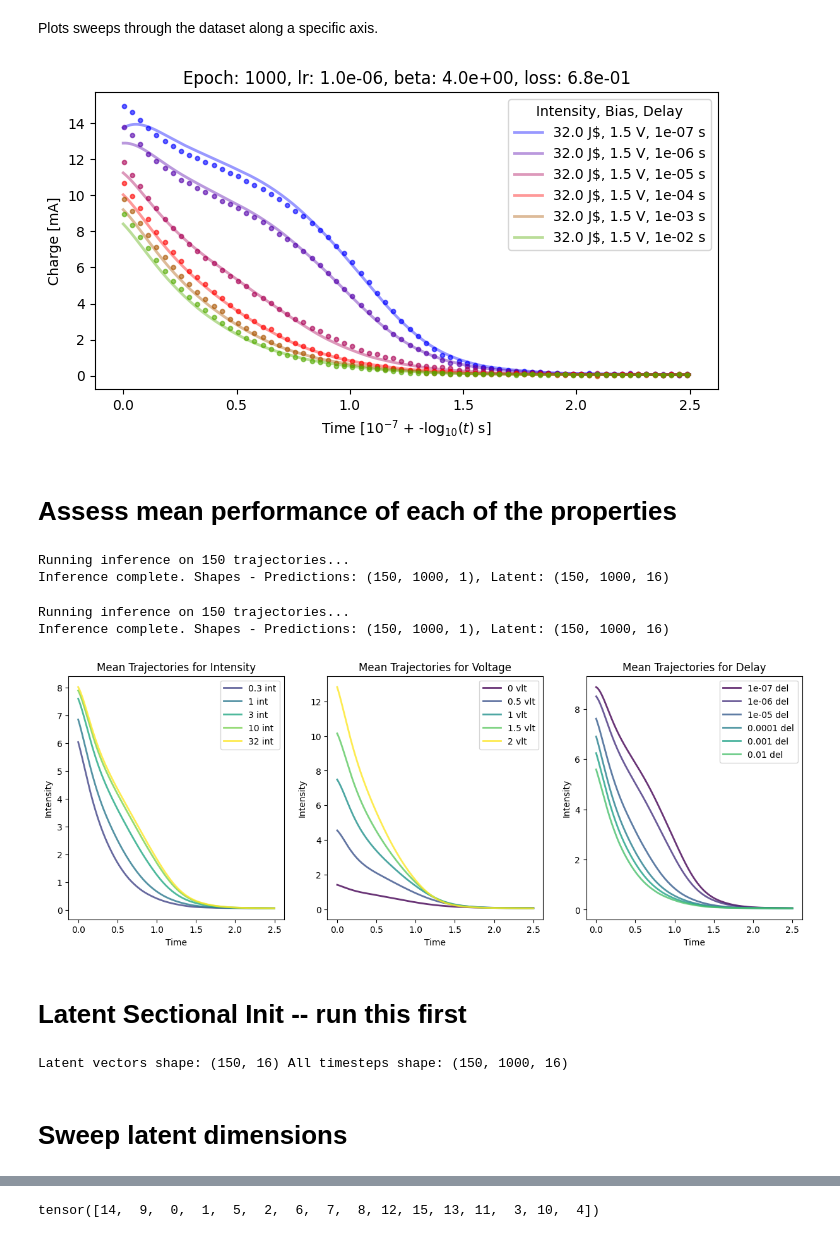
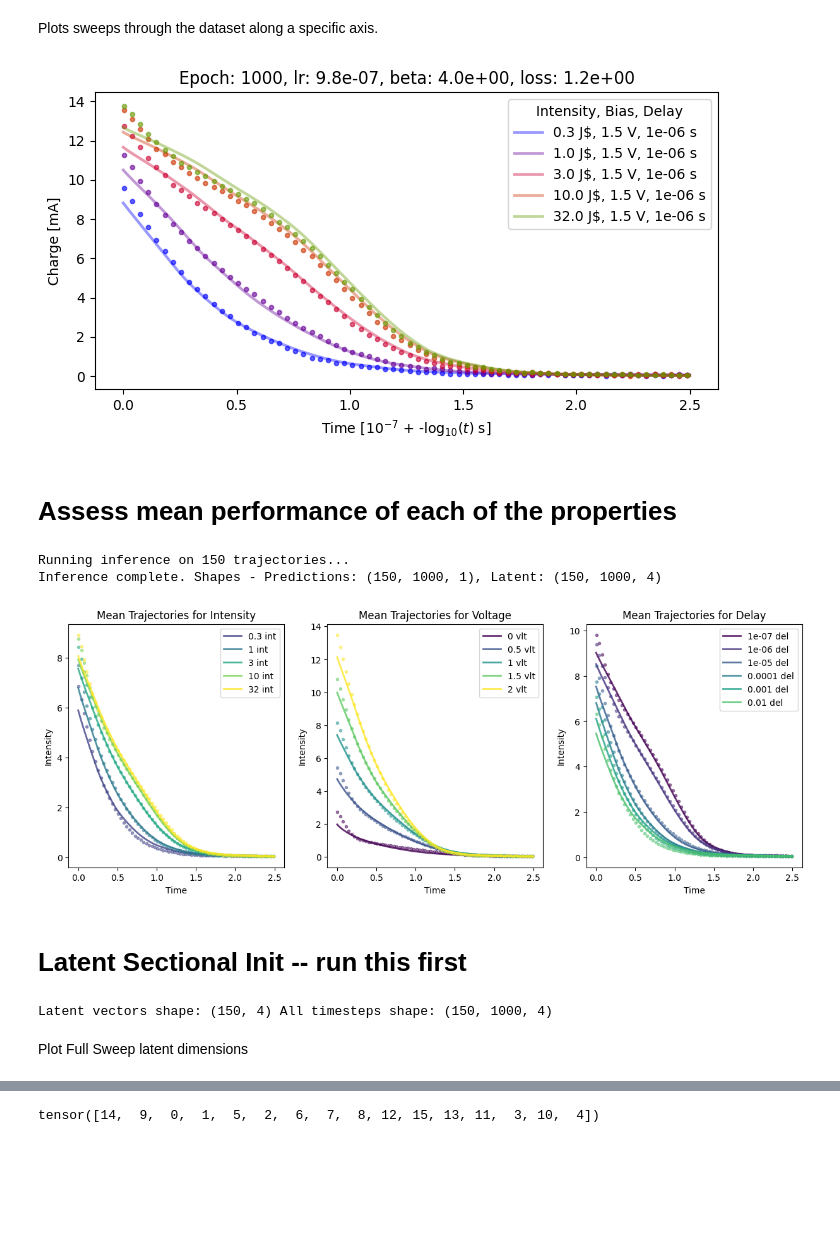
Before and after one commit to rayyyd/ML_charge_modeling, a Jupyter notebook: parameter_tuning/interpretability.ipynb, the cells around one changed output, grey strips where cells are left out. Saved outputs shown, nothing was run; the diff lists cells and outputs as text; code cells hidden in the pictures; blank space fills up the shorter version.

Commit message:
working latent means

```diff
--- a/parameter_tuning/interpretability.ipynb
+++ b/parameter_tuning/interpretability.ipynb
@@ -2,7 +2,7 @@
 # Set subject model.
 # %%
 #must be unique.
-model_name = 'Final_Model_1'
+model_name = 'final_model_4ld'
 epoch_select = 1000
 # %% [markdown]
 # Imports and model init
@@ -146,12 +146,12 @@ Plots sweeps through the dataset along a specific axis.
 # %%
 # Run model inference and visualisation along different parameters
 
 # select models to plot ('intensity', 'voltage', or 'delay')
-plot_models = ipynb_utils.get_sweep_index(122, 'delay')  # Example: sweep based on intensity from the first index
+plot_models = ipynb_utils.get_sweep_index(122, 'intensity')  # Example: sweep based on intensity from the first index
 
 parameters.model_params['plot'] = plot_models
 visualisation.display_random_fit(parameters.model_params, parameters.dataset, show=True, save=False, random_samples=False)
 # %% [output]
-[figure, old version]
+[figure, new version]
 # %% [markdown]
 # Assess mean performance of each of the properties
@@ -216,22 +158,20 @@ def get_mean_trajectories(model_params, dataset):
 # %%
-mean_map, mean_map_indices = get_mean_trajectories(parameters.model_params, parameters.dataset)
+mean_map, mean_map_indices, mean_map_original_data = ipynb_utils.get_mean_trajectories(parameters.model_params, parameters.dataset)
 # %% [output]
 Running inference on 150 trajectories...
-Inference complete. Shapes - Predictions: (150, 1000, 1), Latent: (150, 1000, 16)
+Inference complete. Shapes - Predictions: (150, 1000, 1), Latent: (150, 1000, 4)
 # %%
-ipynb_utils.get_mean_property_plot(parameters.model_params, parameters.dataset, mean_map, show=True)
+ipynb_utils.get_mean_property_plot(parameters.model_params, parameters.dataset, mean_map, mean_map_original_data, show=True)
 # %% [output]
-Running inference on 150 trajectories...
-Inference complete. Shapes - Predictions: (150, 1000, 1), Latent: (150, 1000, 16)
-[figure, old version]
+[figure, new version]
 # %% [markdown]
 # Latent Sectional Init -- run this first
 # %%
 latent, all = ipynb_utils.get_latent_vectors(model_params, parameters.dataset, traj_idx=None)
 # %% [output]
-Latent vectors shape: (150, 16) All timesteps shape: (150, 1000, 16)
+Latent vectors shape: (150, 4) All timesteps shape: (150, 1000, 4)
 # %% [markdown]
-# Sweep latent dimensions
+Plot Full Sweep latent dimensions
 # %%
 latent_variance = []
 timestep_interest = 0     #always 0 unless exclusively calculating latent variance.
```
Also changed, not shown: parts of 13 cells of this notebook, 2 other files.
